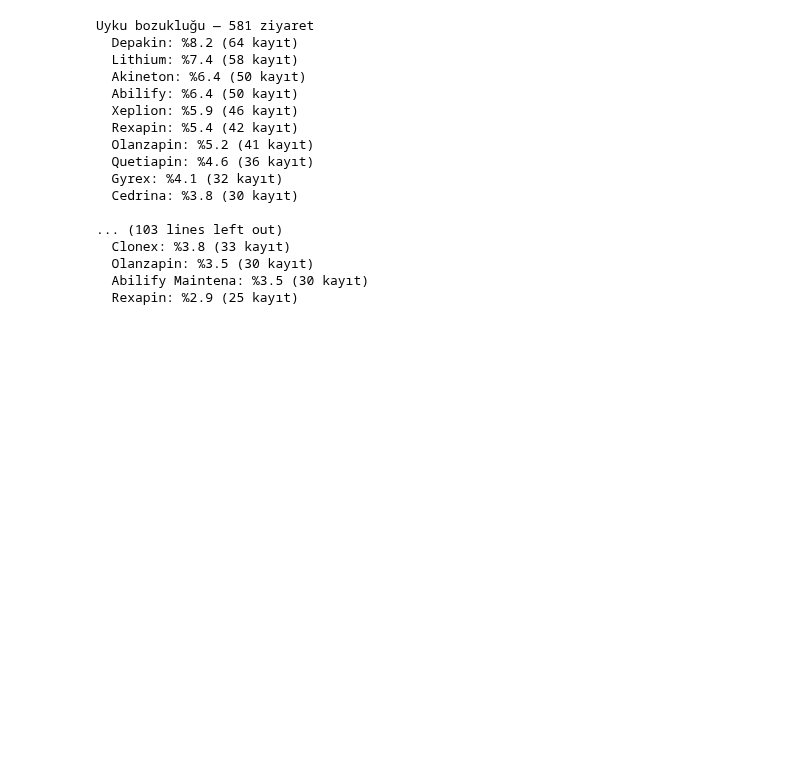
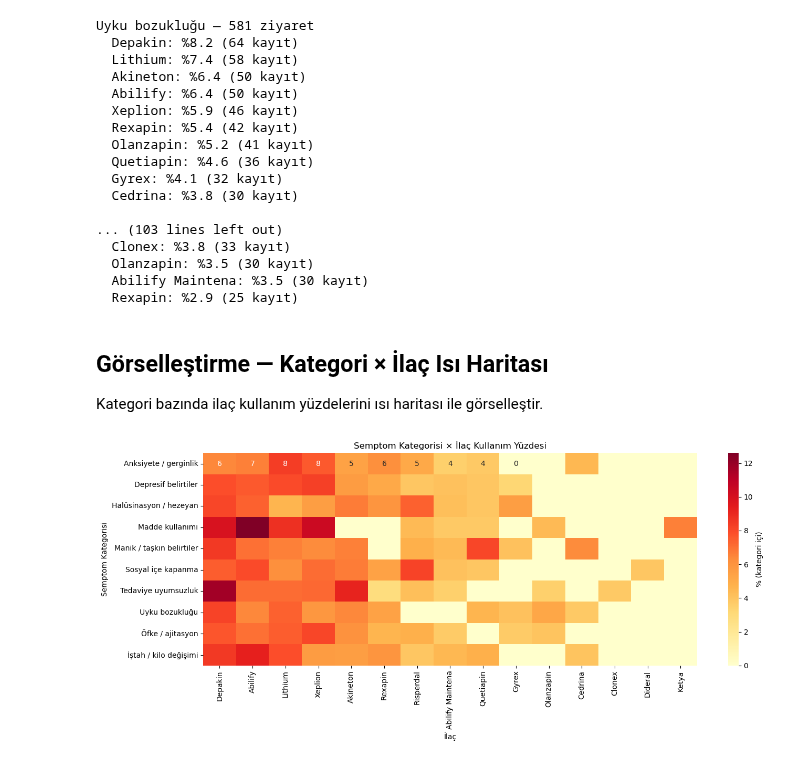
Before and after one commit to betulflz/trsm-psikiyatri-nlp, a Jupyter notebook: notebooks/semptom_ilac_iliskisi.ipynb, the cells around one changed output. Cells and saved outputs as stored; diff of their text form; code cells hidden in the pictures; blank space fills up the shorter version.

Commit message:
feat: add category-drug heatmap visualization

```diff
--- a/notebooks/semptom_ilac_iliskisi.ipynb
+++ b/notebooks/semptom_ilac_iliskisi.ipynb
@@ -187,3 +187,27 @@ Uyku bozukluğu — 581 ziyaret
   Olanzapin: %3.5 (30 kayıt)
   Abilify Maintena: %3.5 (30 kayıt)
   Rexapin: %2.9 (25 kayıt)
+# %% [markdown]
+## Görselleştirme — Kategori × İlaç Isı Haritası
+
+Kategori bazında ilaç kullanım yüzdelerini ısı haritası ile görselleştir.
+# %%
+pivot_df = kategori_ilac_df.pivot_table(
+    index="kategori", columns="ilac", values="yuzde", fill_value=0,
+)
+
+# En sık geçen ilk 15 ilaca göre sütunları sınırla (okunabilirlik için)
+en_sik_ilaclar = (
+    kategori_ilac_df.groupby("ilac")["sayi"].sum().sort_values(ascending=False).head(15).index
+)
+pivot_df = pivot_df[[ilac for ilac in en_sik_ilaclar if ilac in pivot_df.columns]]
+
+plt.figure(figsize=(14, 6))
+sns.heatmap(pivot_df, annot=True, fmt=".0f", cmap="YlOrRd", cbar_kws={"label": "% (kategori içi)"})
+plt.title("Semptom Kategorisi × İlaç Kullanım Yüzdesi")
+plt.xlabel("İlaç")
+plt.ylabel("Semptom Kategorisi")
+plt.tight_layout()
+plt.show()
+# %% [output]
+[figure, added]
```
